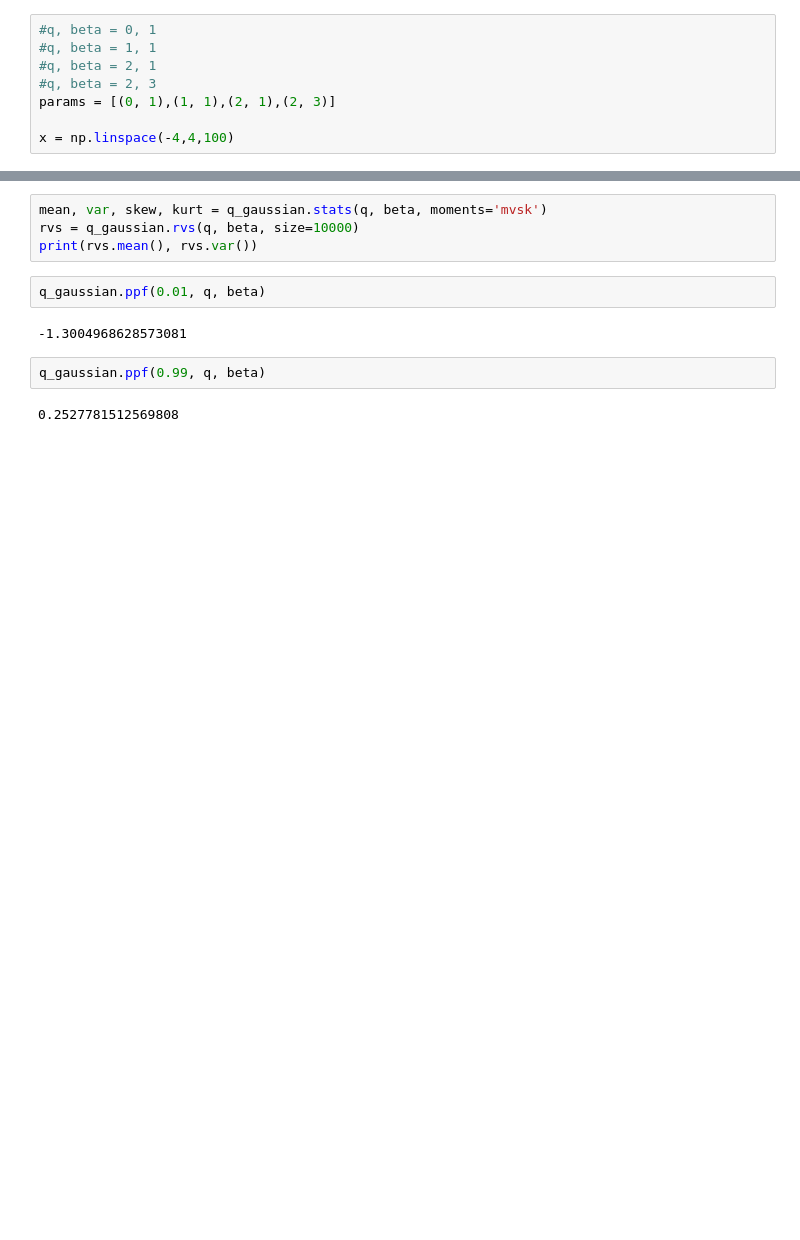
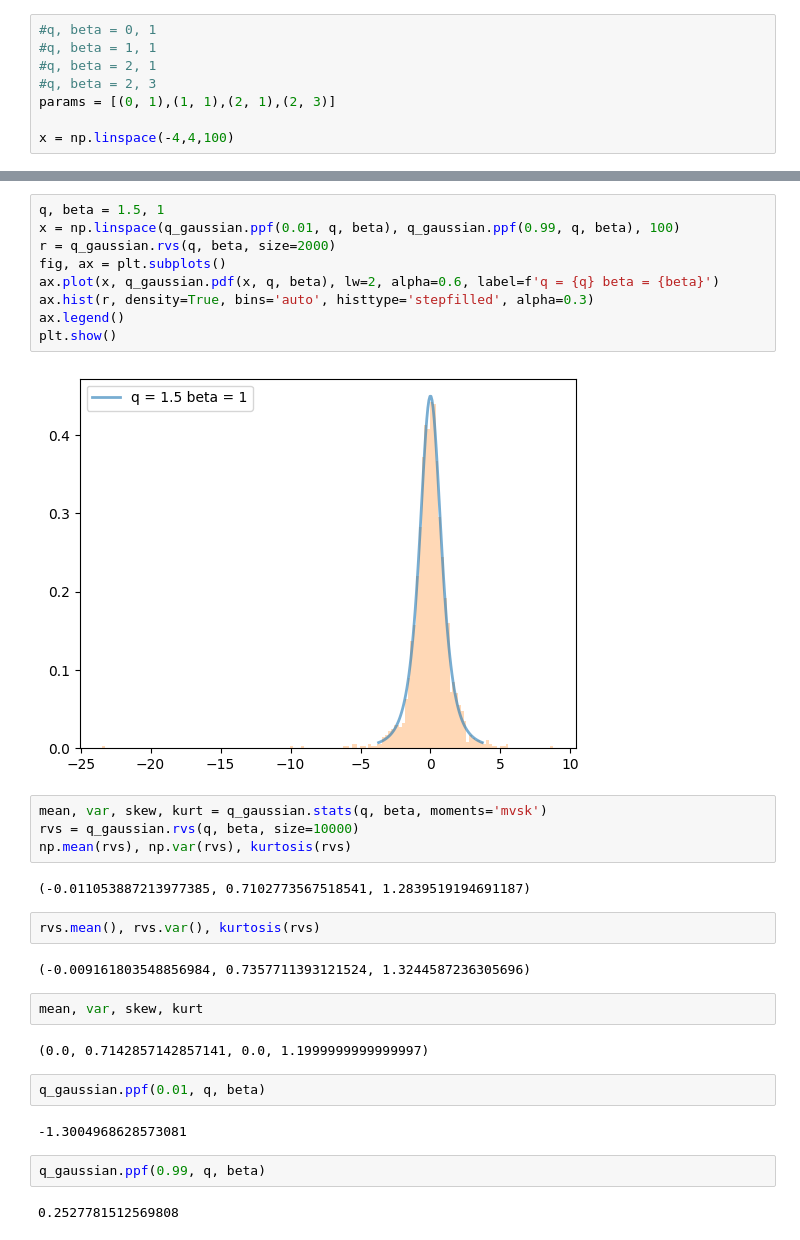
Before and after one commit to kevingivens/tsallis_stats, a Jupyter notebook: demos/demo.ipynb, the cells around one changed output, grey strips where cells are left out. Cells and saved outputs as stored; diff of their text form; blank space fills up the shorter version.

```diff
--- a/demos/demo.ipynb
+++ b/demos/demo.ipynb
@@ -44,7 +97,28 @@ plt.show()
+# %%
+q, beta = 1.5, 1
+x = np.linspace(q_gaussian.ppf(0.01, q, beta), q_gaussian.ppf(0.99, q, beta), 100)
+r = q_gaussian.rvs(q, beta, size=2000)
+fig, ax = plt.subplots()
+ax.plot(x, q_gaussian.pdf(x, q, beta), lw=2, alpha=0.6, label=f'q = {q} beta = {beta}')
+ax.hist(r, density=True, bins='auto', histtype='stepfilled', alpha=0.3)
+ax.legend()
+plt.show()
+# %% [output]
+[figure, added]
 # %%
 mean, var, skew, kurt = q_gaussian.stats(q, beta, moments='mvsk')
 rvs = q_gaussian.rvs(q, beta, size=10000)
-print(rvs.mean(), rvs.var())
+np.mean(rvs), np.var(rvs), kurtosis(rvs)
+# %% [output]
+(-0.011053887213977385, 0.7102773567518541, 1.2839519194691187)
+# %%
+rvs.mean(), rvs.var(), kurtosis(rvs)
+# %% [output]
+(-0.009161803548856984, 0.7357711393121524, 1.3244587236305696)
+# %%
+mean, var, skew, kurt
+# %% [output]
+(0.0, 0.7142857142857141, 0.0, 1.1999999999999997)
 # %%
 q_gaussian.ppf(0.01, q, beta)
 # %% [output]
```
Also changed, not shown: parts of 9 cells of this notebook, 1 other file.
